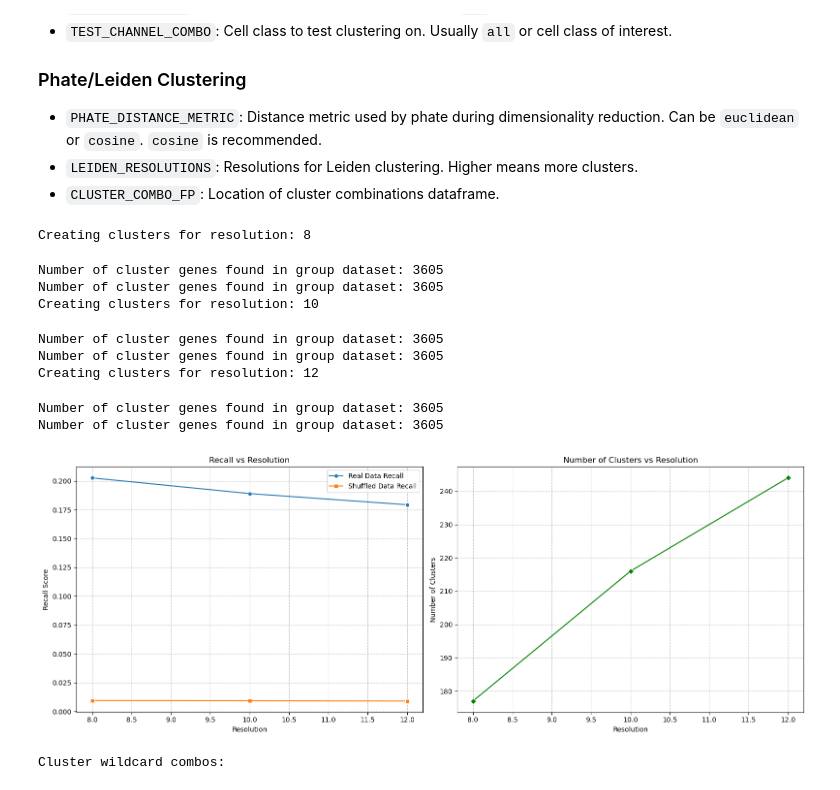
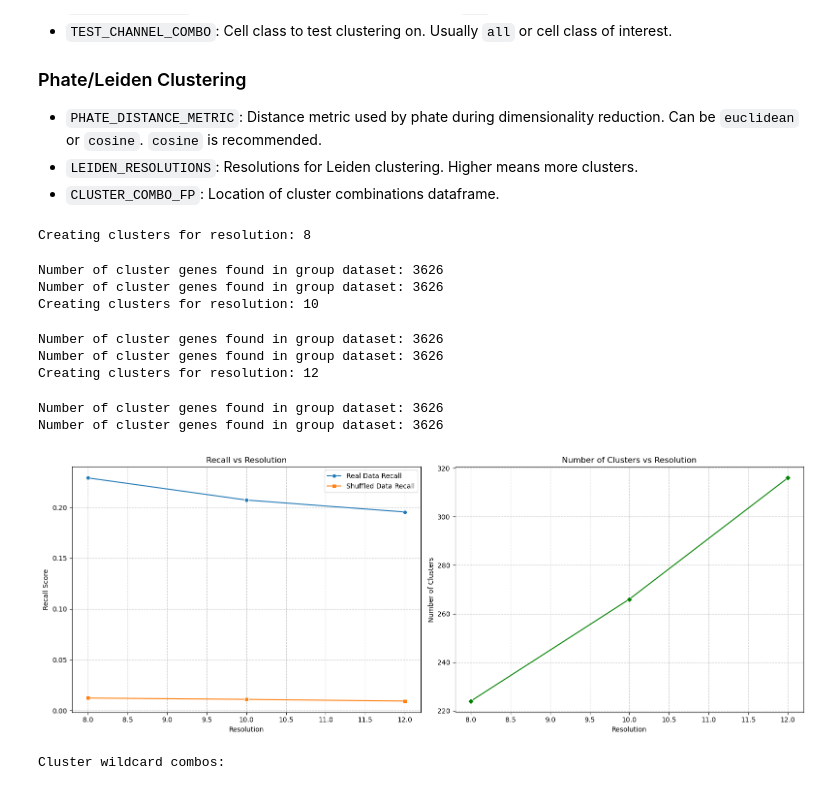
Before and after one commit to cheeseman-lab/brieflow-analysis, a Jupyter notebook: analysis/9.configure_cluster_params.ipynb, the cells around one changed output. Cells and saved outputs as stored; diff of their text form; code cells hidden in the pictures.

```diff
--- a/analysis/9.configure_cluster_params.ipynb
+++ b/analysis/9.configure_cluster_params.ipynb
@@ -198,51 +197,52 @@ CLUSTER_COMBO_FP = "config/cluster_combo.tsv"
 CONTROL_KEY = config["aggregate"]["control_key"]
 # %%
 # TODO: Use real path
-# aggregated_data_path = (
-#     ROOT_FP
-#     / "aggregate"
-#     / "tsvs"
-#     / get_filename(
-#         {"cell_class": TEST_CELL_CLASS, "channel_combo": TEST_CHANNEL_COMBO},
-#         "aggregated",
-#         "tsv",
-#     ),
-# )
-aggregated_data_path = "/lab/barcheese01/rkern/aggregate_overhaul/brieflow-analysis/analysis/analysis_root/aggregate_old/tsvs_99_mean/CC-interphase__aggregated.tsv"
+aggregated_data_path = (
+    ROOT_FP
+    / "aggregate"
+    / "tsvs"
+    / get_filename(
+        {"cell_class": TEST_CELL_CLASS, "channel_combo": TEST_CHANNEL_COMBO},
+        "aggregated",
+        "tsv",
+    ),
+)
+aggregated_data_path = "/lab/barcheese01/rkern/aggregate_overhaul/brieflow-analysis/analysis/analysis_root/aggregate_old/tsvs_99_median/CC-interphase__aggregated.tsv"
 aggregated_data = pd.read_csv(aggregated_data_path, sep="\t")
 
 # create baseline data by shuffling columns independently
 shuffled_aggregated_data = aggregated_data.copy()
 feature_start_idx = shuffled_aggregated_data.columns.get_loc("PC_0")
 feature_cols = shuffled_aggregated_data.columns[feature_start_idx:]
 for col in feature_cols:
     shuffled_aggregated_data[col] = np.random.permutation(
         shuffled_aggregated_data[col].values
     )
 
 # TODO: actually run this
 resolution_thresholding_df, resolution_thresholding_fig = (
     perform_resolution_thresholding(
         aggregated_data,
         shuffled_aggregated_data,
         PHATE_DISTANCE_METRIC,
         LEIDEN_RESOLUTIONS,
         string_pair_benchmark,
         PERTURBATION_NAME_COL,
         CONTROL_KEY,
     )
 )
+plt.show()
 # %% [output]
 Creating clusters for resolution: 8
-Number of cluster genes found in group dataset: 3605
-Number of cluster genes found in group dataset: 3605
+Number of cluster genes found in group dataset: 3626
+Number of cluster genes found in group dataset: 3626
 Creating clusters for resolution: 10
-Number of cluster genes found in group dataset: 3605
-Number of cluster genes found in group dataset: 3605
+Number of cluster genes found in group dataset: 3626
+Number of cluster genes found in group dataset: 3626
 Creating clusters for resolution: 12
-Number of cluster genes found in group dataset: 3605
-Number of cluster genes found in group dataset: 3605
+Number of cluster genes found in group dataset: 3626
+Number of cluster genes found in group dataset: 3626
-[figure, old version]
+[figure, new version]
 # %%
 # Generate aggregate wildcard combos
 AGGREGATE_COMBO_FP = Path(config["aggregate"]["aggregate_combo_fp"])
```
Also changed, not shown: parts of 7 cells of this notebook, 4 other files.
